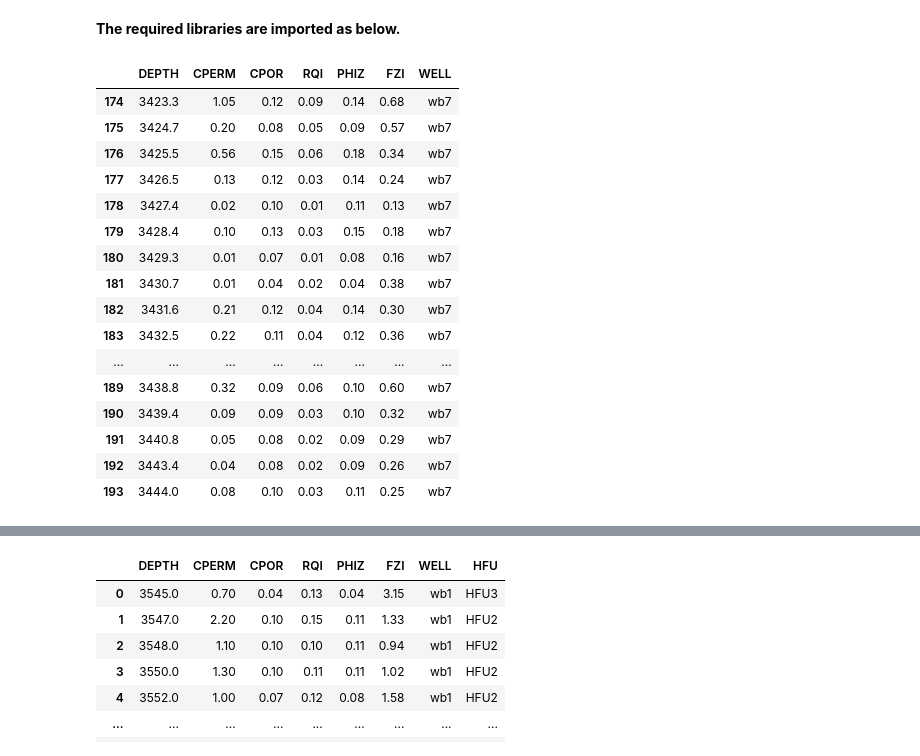
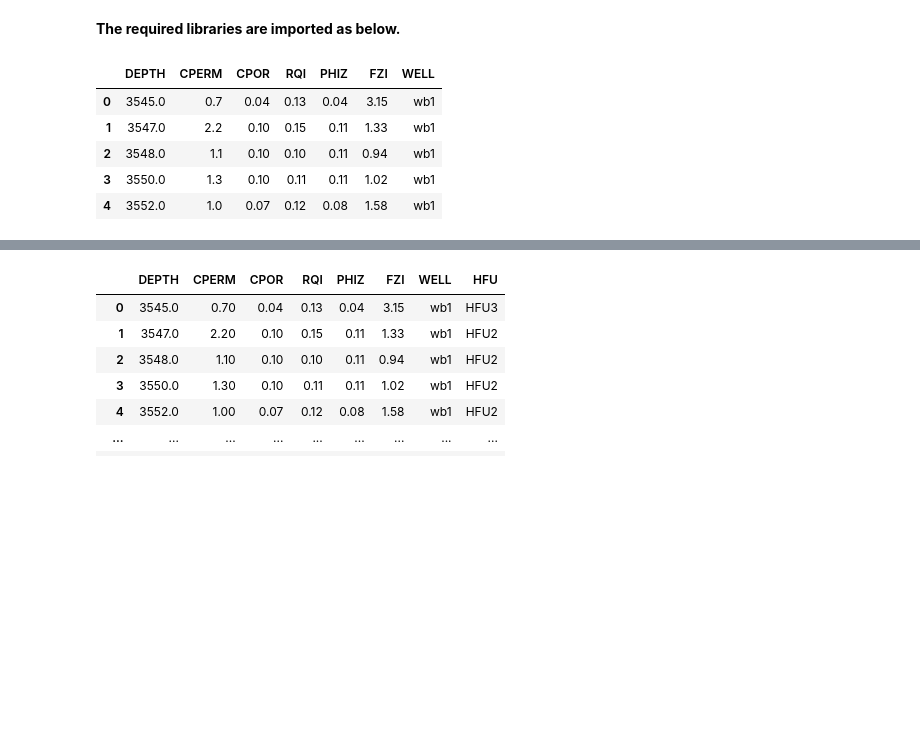
Before and after one commit to vadimsavenkov/CorePoroPerm, a Jupyter notebook: core_analysis_HFU.ipynb, the cells around one changed output, grey strips where cells are left out. Cells and saved outputs as stored; diff of their text form; code cells hidden in the pictures; blank space fills up the shorter version.

```diff
--- a/core_analysis_HFU.ipynb
+++ b/core_analysis_HFU.ipynb
@@ -10,24 +10,14 @@ import seaborn as sns
 sns.set_style('whitegrid')
 %matplotlib inline
 # %%
-df = pd.read_csv('Wells_Core.csv')
-df.tail(20)
+df = pd.read_csv('Wells_Core2.csv')
+df.dropna(inplace=True)
+df.head()
 # %% [output]
 |  | DEPTH | CPERM | CPOR | RQI | PHIZ | FZI | WELL |
-| 174 | 3423.3 | 1.05 | 0.12 | 0.09 | 0.14 | 0.68 | wb7 |
-| 175 | 3424.7 | 0.20 | 0.08 | 0.05 | 0.09 | 0.57 | wb7 |
-| 176 | 3425.5 | 0.56 | 0.15 | 0.06 | 0.18 | 0.34 | wb7 |
-| 177 | 3426.5 | 0.13 | 0.12 | 0.03 | 0.14 | 0.24 | wb7 |
-| 178 | 3427.4 | 0.02 | 0.10 | 0.01 | 0.11 | 0.13 | wb7 |
-| 179 | 3428.4 | 0.10 | 0.13 | 0.03 | 0.15 | 0.18 | wb7 |
-| 180 | 3429.3 | 0.01 | 0.07 | 0.01 | 0.08 | 0.16 | wb7 |
-| 181 | 3430.7 | 0.01 | 0.04 | 0.02 | 0.04 | 0.38 | wb7 |
-| 182 | 3431.6 | 0.21 | 0.12 | 0.04 | 0.14 | 0.30 | wb7 |
-| 183 | 3432.5 | 0.22 | 0.11 | 0.04 | 0.12 | 0.36 | wb7 |
-| ... | ... | ... | ... | ... | ... | ... | ... |
-| 189 | 3438.8 | 0.32 | 0.09 | 0.06 | 0.10 | 0.60 | wb7 |
-| 190 | 3439.4 | 0.09 | 0.09 | 0.03 | 0.10 | 0.32 | wb7 |
-| 191 | 3440.8 | 0.05 | 0.08 | 0.02 | 0.09 | 0.29 | wb7 |
-| 192 | 3443.4 | 0.04 | 0.08 | 0.02 | 0.09 | 0.26 | wb7 |
-| 193 | 3444.0 | 0.08 | 0.10 | 0.03 | 0.11 | 0.25 | wb7 |
+| 0 | 3545.0 | 0.7 | 0.04 | 0.13 | 0.04 | 3.15 | wb1 |
+| 1 | 3547.0 | 2.2 | 0.10 | 0.15 | 0.11 | 1.33 | wb1 |
+| 2 | 3548.0 | 1.1 | 0.10 | 0.10 | 0.11 | 0.94 | wb1 |
+| 3 | 3550.0 | 1.3 | 0.10 | 0.11 | 0.11 | 1.02 | wb1 |
+| 4 | 3552.0 | 1.0 | 0.07 | 0.12 | 0.08 | 1.58 | wb1 |
 # %%
```
Also changed, not shown: parts of 13 cells of this notebook.
